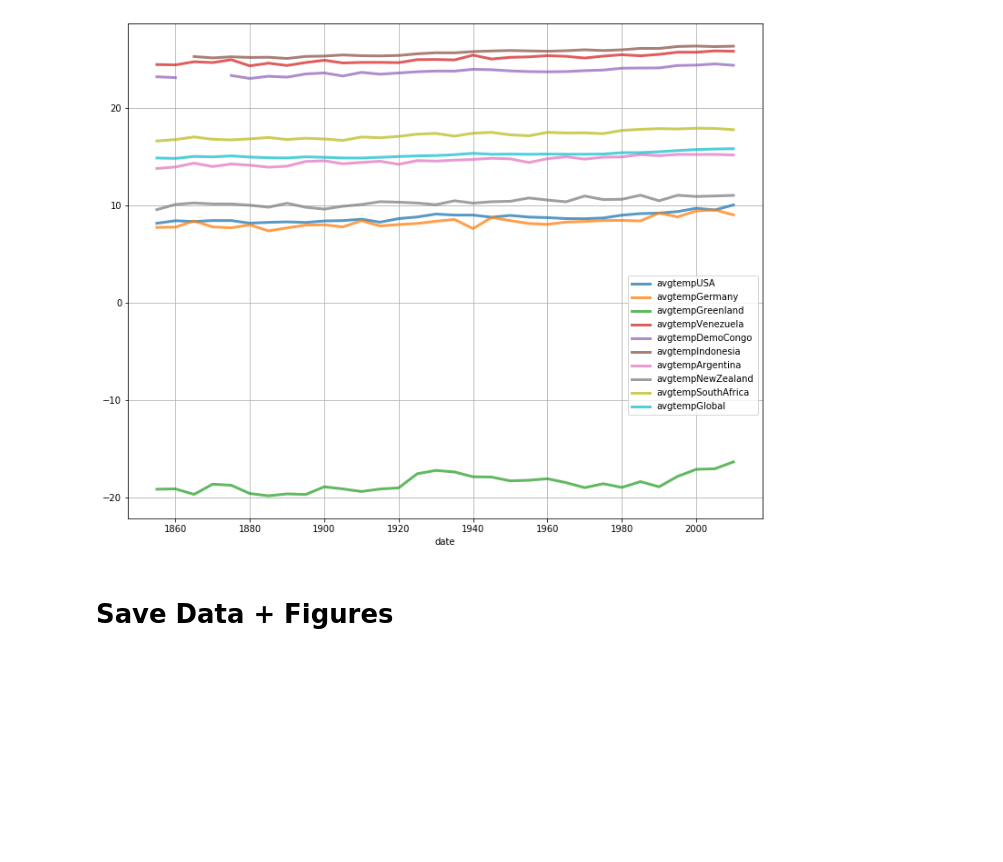
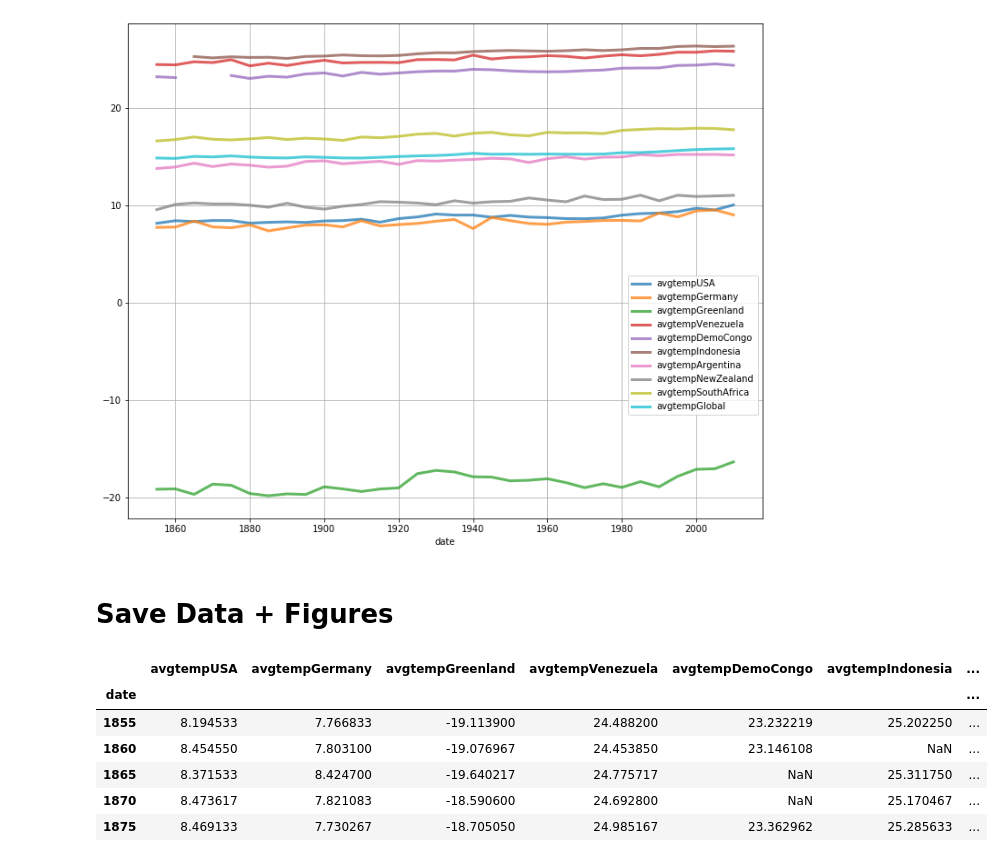
Before and after one commit to bviollier/Project-2, a Jupyter notebook: Global_Scrape.ipynb, the cells around one changed output. Saved outputs shown, nothing was run; the diff lists cells and outputs as text; code cells hidden in the pictures; blank space fills up the shorter version.

```diff
--- a/Global_Scrape.ipynb
+++ b/Global_Scrape.ipynb
@@ -478,5 +478,26 @@ plt.savefig('graph/extractedTemps.pdf')
 [figure]
 # %% [markdown]
 # Save Data + Figures
+# %%
+all_m['five_yr_change_Global'] = all_m['avgtempGlobal'].diff()
+all_m['five_yr_change_USA'] = all_m['avgtempUSA'].diff()
+all_m['five_yr_change_Germany'] = all_m['avgtempGermany'].diff()
+all_m['five_yr_change_Greenland'] = all_m['avgtempGreenland'].diff()
+all_m['five_yr_change_Venezuela'] = all_m['avgtempVenezuela'].diff()
+all_m['five_yr_change_DemoCongo'] = all_m['avgtempDemoCongo'].diff()
+all_m['five_yr_change_Indonesia'] = all_m['avgtempIndonesia'].diff()
+all_m['five_yr_change_Argentina'] = all_m['avgtempArgentina'].diff()
+all_m['five_yr_change_NewZealand'] = all_m['avgtempNewZealand'].diff()
+all_m['five_yr_change_SouthAfrica'] = all_m['avgtempSouthAfrica'].diff()
+# %%
+all_m.head()
+# %% [output]
+|  | avgtempUSA | avgtempGermany | avgtempGreenland | avgtempVenezuela | avgtempDemoCongo | avgtempIndonesia | ... |
+| date |  |  |  |  |  |  | ... |
+| 1855 | 8.194533 | 7.766833 | -19.113900 | 24.488200 | 23.232219 | 25.202250 | ... |
+| 1860 | 8.454550 | 7.803100 | -19.076967 | 24.453850 | 23.146108 | NaN | ... |
+| 1865 | 8.371533 | 8.424700 | -19.640217 | 24.775717 | NaN | 25.311750 | ... |
+| 1870 | 8.473617 | 7.821083 | -18.590600 | 24.692800 | NaN | 25.170467 | ... |
+| 1875 | 8.469133 | 7.730267 | -18.705050 | 24.985167 | 23.362962 | 25.285633 | ... |
 # %%
 all_m.to_csv('manipulated_data.csv')
```
Also changed, not shown: 5 other files.
